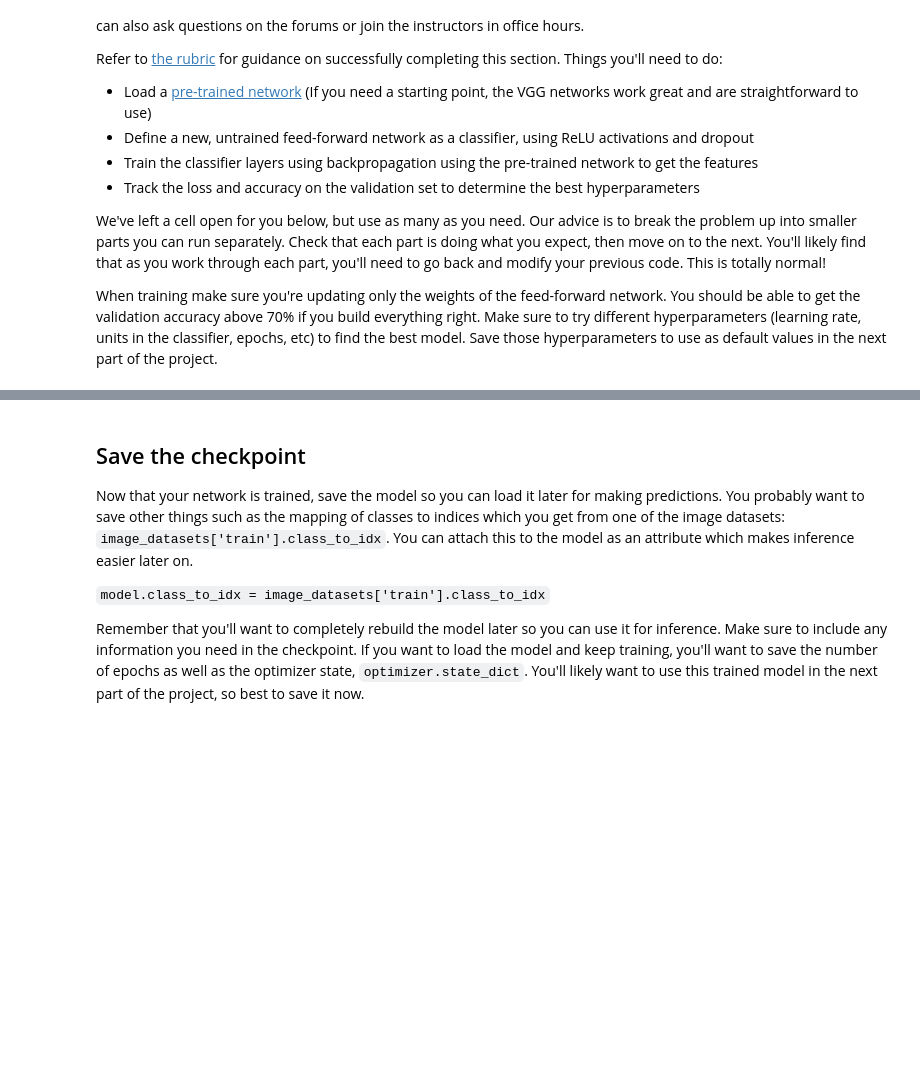
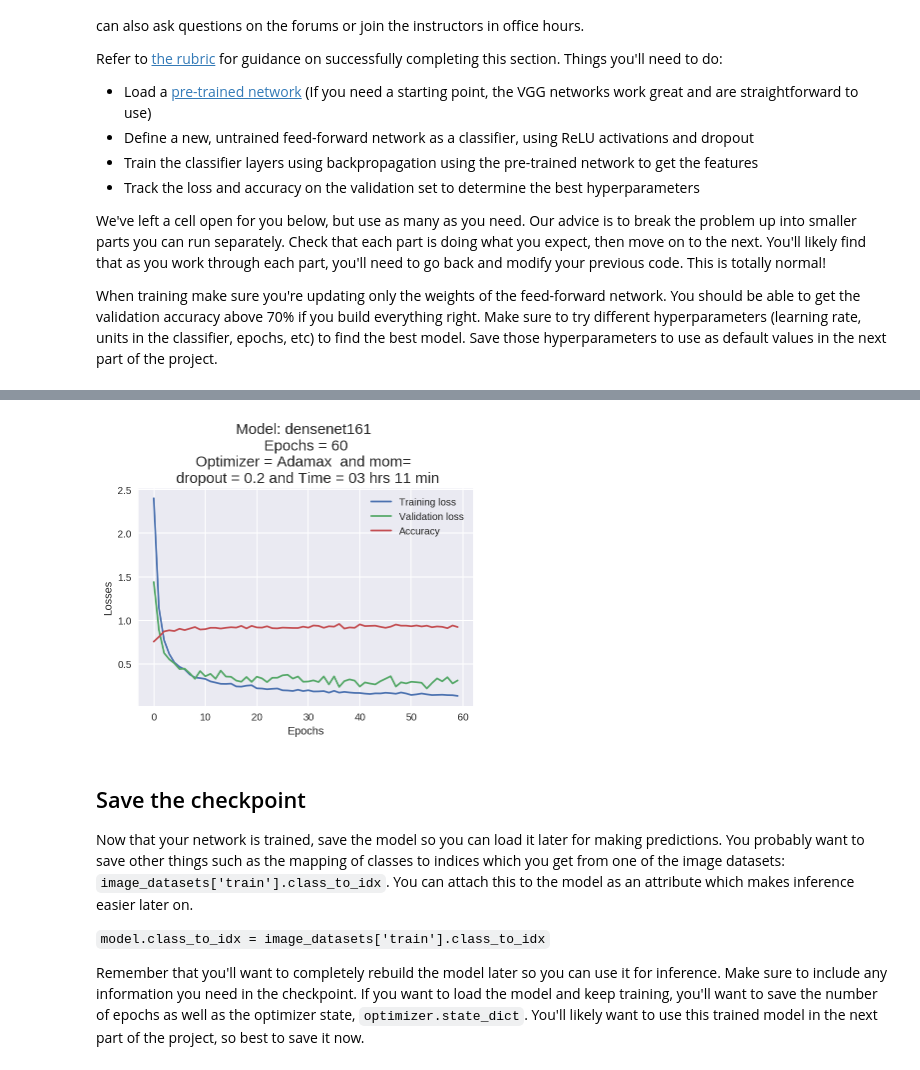
Before and after one commit to LucianaRocha/Pytorch, a Jupyter notebook: Image_Classifier_Project.ipynb, the cells around one changed output, grey strips where cells are left out. Saved outputs shown, nothing was run; the diff lists cells and outputs as text; code cells hidden in the pictures; blank space fills up the shorter version.

```diff
--- a/Image_Classifier_Project.ipynb
+++ b/Image_Classifier_Project.ipynb
@@ -258,7 +266,7 @@ optimizer = optim.Adamax(model.classifier.parameters())
 # Part 1: Training the network
 # Hyperparameters for training network
 
-epochs = 2                # epochs
+epochs = 60                # epochs
 steps = 0                 # steps
 running_loss = 0          # loss
 print_every = 72          # print
@@ -312,7 +320,7 @@ for epoch in range(epochs):
             valid_losses.append(valid_loss/len(valid_loader))
             accuracy_losses.append(accuracy/len(valid_loader))
 
-            if epoch == 19:
+            if epoch == 59:
               end_f = datetime.now()
 
             print(f"Epoch {epoch+1}/{epochs}.. "
@@ -327,0 +333,39 @@ Epoch 2/2.. Train loss: 1.315.. Valid loss: 0.943.. Accuracy: 81.724 %
+# %%
+################# test checkpoint ##############################################
+device = torch.device("cuda" if torch.cuda.is_available() else "cpu")
+model.to(device);
+
+epochs = 1                # epochs
+steps = 0                 # steps
+running_loss = 0          # loss
+print_every = 72          # print
+
+test_loss = 0
+accuracy = 0
+model.eval()  # turn dropout off to valid_loader
+with torch.no_grad():
+    for images, labels in test_loader:
+        images, labels = images.to(device), labels.to(device)
+        logps = model.forward(images)
+        batch_loss = criterion(logps, labels)
+
+        test_loss += batch_loss.item()
+
+        # Calculate accuracy
+        ps = torch.exp(logps)
+        top_p, top_class = ps.topk(1, dim=1)
+        equals = top_class == labels.view(*top_class.shape)
+        accuracy += torch.mean(equals.type(torch.FloatTensor)).item()
+
+train_losses.append(running_loss/len(train_loader))
+valid_losses.append(test_loss/len(test_loader))
+accuracy_losses.append(accuracy/len(test_loader))
+
+
+print(f"Epoch {epoch+1}/{epochs}.. "
+      f"Train loss: {running_loss/print_every:.3f}.. "
+      f"Valid loss: {test_loss/len(test_loader):.3f}.. "
+      f"Accuracy: {(accuracy/len(test_loader)*100):.3f} %")
+
+running_loss = 0
+#model.train()
@@ -331,15 +377,17 @@ print(end_f)
 
 print(end_f-start)
 # %%
-plt.title('Model: densenet161 \n Epochs = 40 \n Optimizer = Adamax  and mom=  \n dropout = 0.2 and Time = 51 min', fontsize=15)
+plt.title('Model: densenet161 \n Epochs = 60 \n Optimizer = Adamax  and mom=  \n dropout = 0.2 and Time = 03 hrs 11 min', fontsize=15)
 
 plt.ylabel('Losses')
 plt.xlabel('Epochs')
 plt.plot(train_losses, label='Training loss')
 plt.plot(valid_losses, label='Validation loss')
 plt.plot(accuracy_losses, label='Accuracy')
 plt.legend(frameon=False)
 plt.grid(True)
+# %% [output]
+[figure, added]
 # %%
 
     ###################
```
Also changed, not shown: parts of 13 cells of this notebook.
